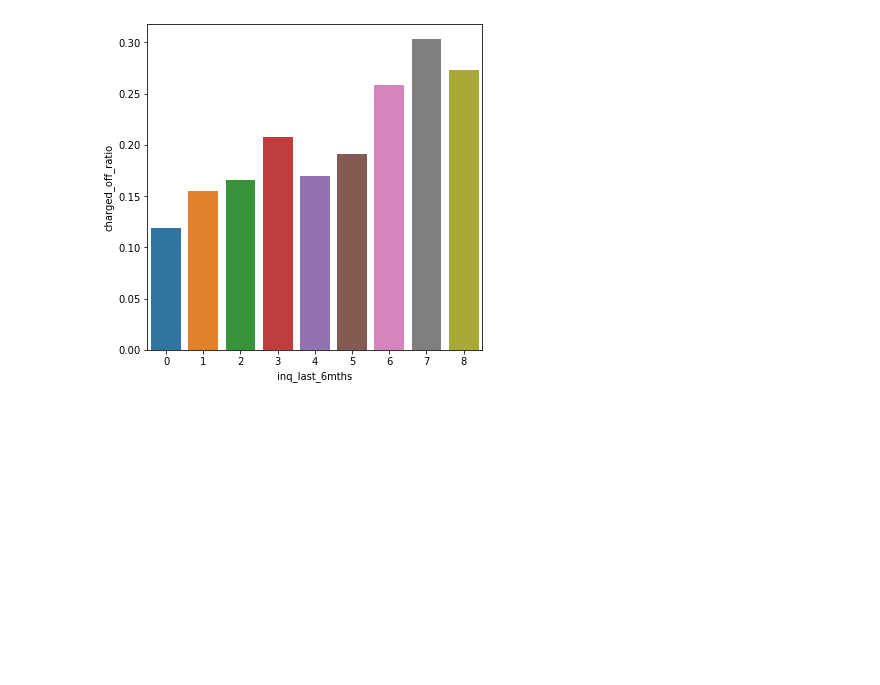
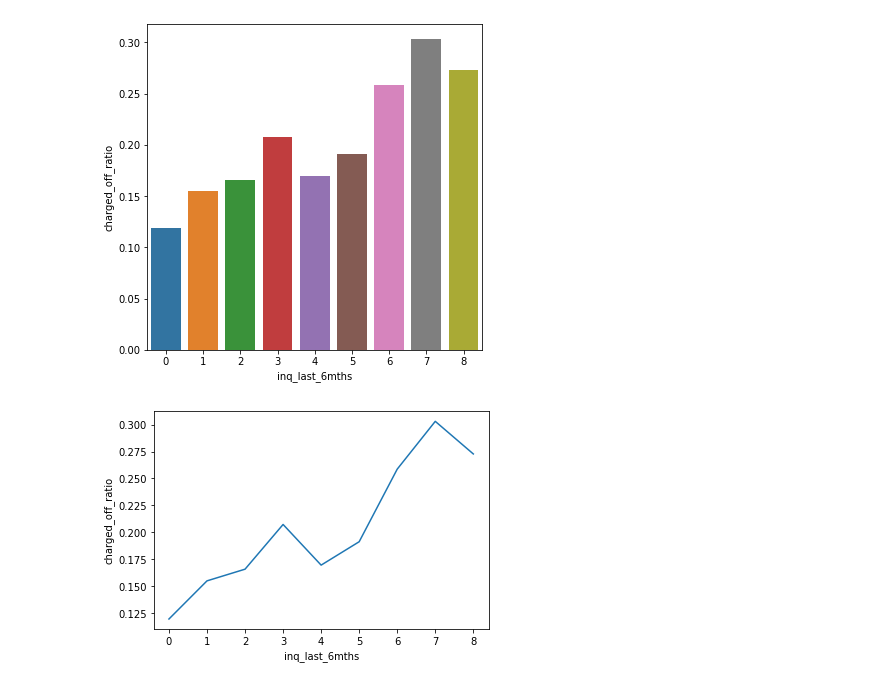
Before and after one commit to sivaprasadt246/LendingClubCaseStudy, a Jupyter notebook: SivaPrasadThota.ipynb, the cells around one changed output. Cells and saved outputs as stored; diff of their text form; code cells hidden in the pictures; blank space fills up the shorter version.

```diff
--- a/SivaPrasadThota.ipynb
+++ b/SivaPrasadThota.ipynb
@@ -561,3 +556,8 @@ loan_status  inq_last_6mths  Charged Off  Current  Fully Paid
 7                         7           10        1          22
 8                         8            3        1           7
 [figure]
+# %%
+sns.lineplot(x=inquiries_loan_df.inq_last_6mths,y=inquiries_loan_df.charged_off_ratio)
+plt.show()
+# %% [output]
+[figure, added]
```
Also changed, not shown: parts of 10 cells of this notebook.
